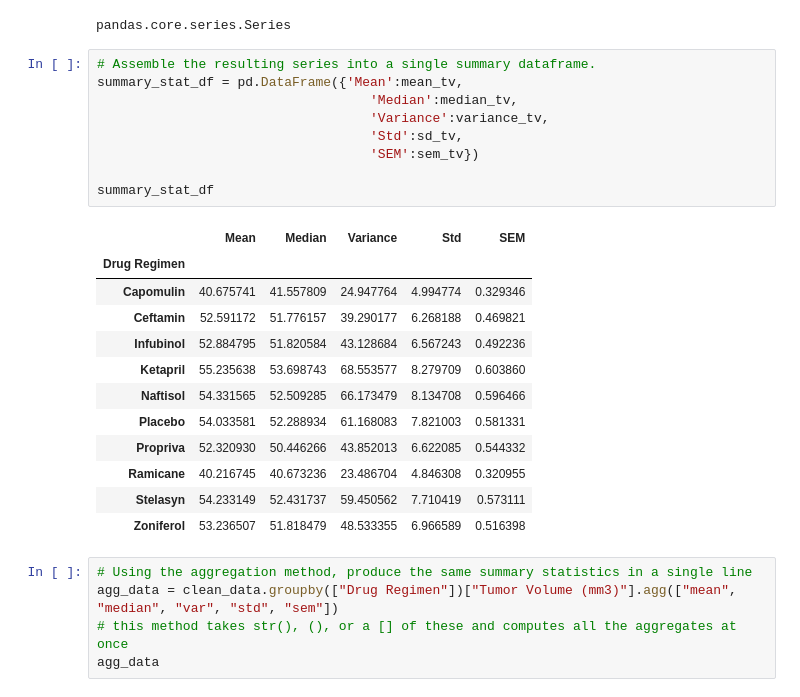
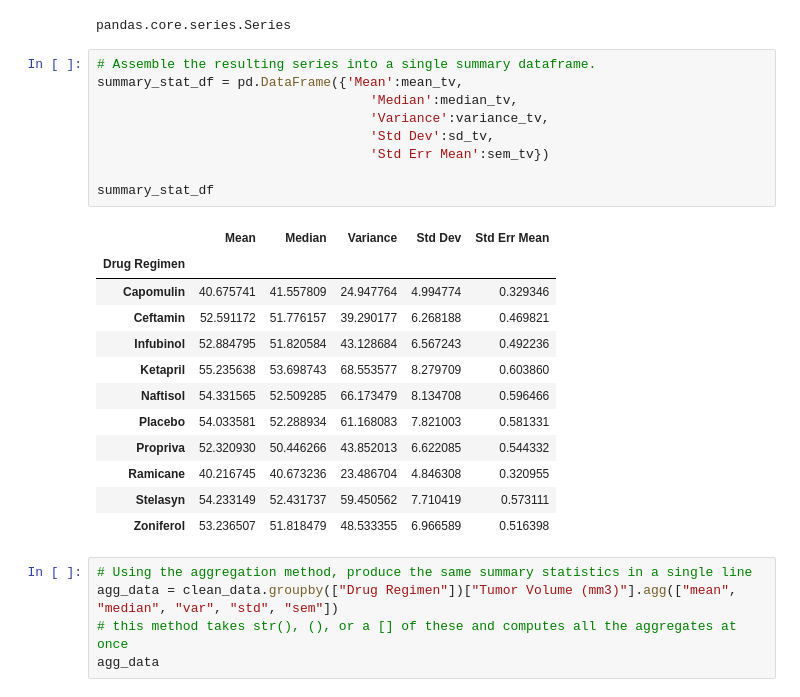
Before and after one commit to tannerhorton/matplotlib, a Jupyter notebook: pymaceuticals_main.ipynb, the cells around one changed output. Drawn from its saved outputs; the diff is of its cells as text.

```diff
--- a/pymaceuticals_main.ipynb
+++ b/pymaceuticals_main.ipynb
@@ -239,14 +223,14 @@ pandas.core.series.Series
 # %%
 # Assemble the resulting series into a single summary dataframe.
 summary_stat_df = pd.DataFrame({'Mean':mean_tv,
                                    'Median':median_tv,
                                    'Variance':variance_tv,
-                                   'Std':sd_tv,
-                                   'SEM':sem_tv})
+                                   'Std Dev':sd_tv,
+                                   'Std Err Mean':sem_tv})
 
 summary_stat_df
 # %% [output]
-|  | Mean | Median | Variance | Std | SEM |
+|  | Mean | Median | Variance | Std Dev | Std Err Mean |
 | Drug Regimen |  |  |  |  |  |
 | Capomulin | 40.675741 | 41.557809 | 24.947764 | 4.994774 | 0.329346 |
 | Ceftamin | 52.591172 | 51.776157 | 39.290177 | 6.268188 | 0.469821 |
```
Also changed, not shown: parts of 9 cells of this notebook.
